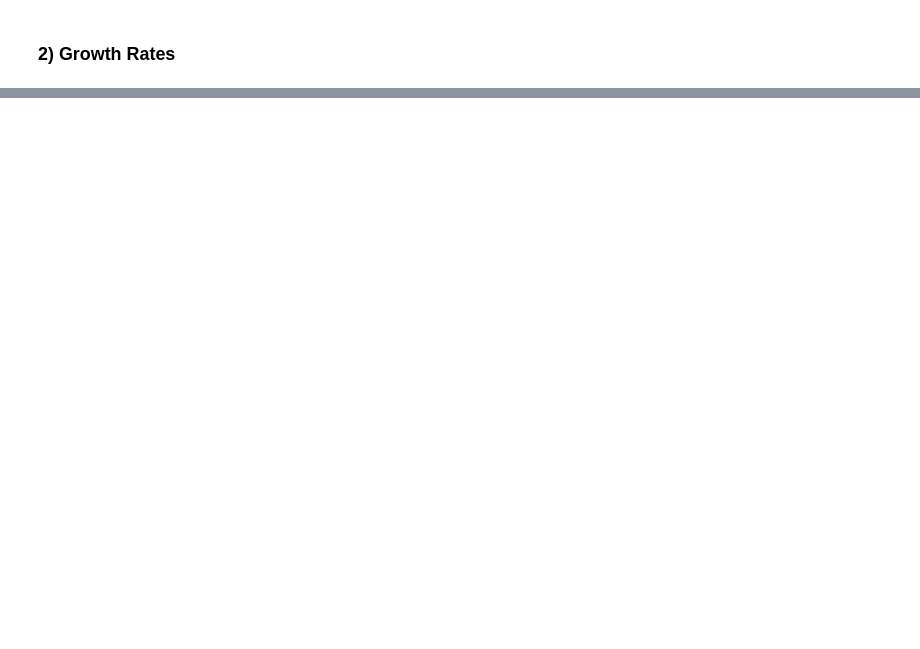
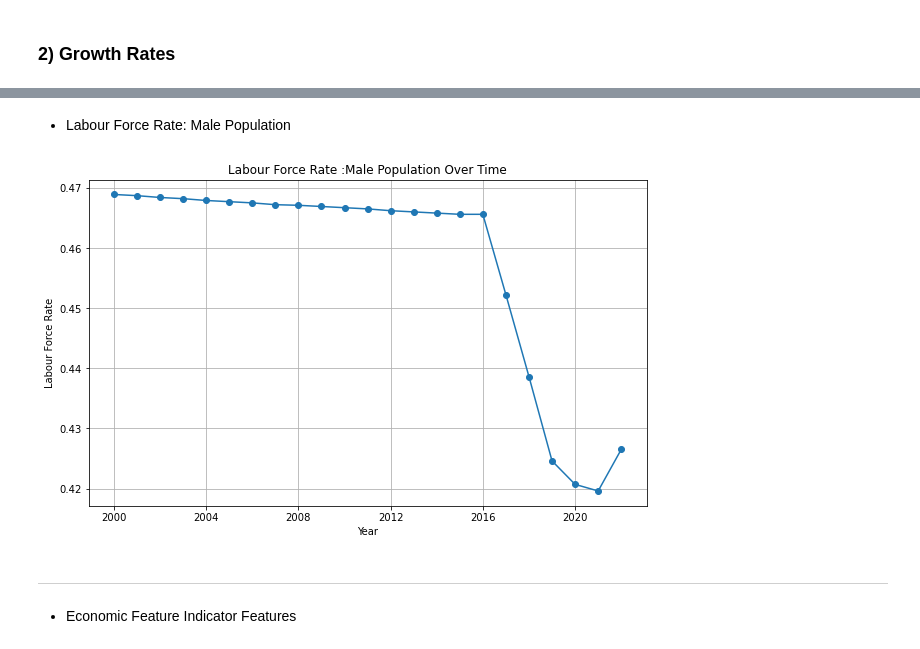
Before and after one commit to Edna722/Omdena-Machakos-Unemployment, a Jupyter notebook: Final_Pre_Processed_Data_(EDA)_Norman.ipynb, the cells around one changed output, grey strips where cells are left out. Cells and saved outputs as stored; diff of their text form; code cells hidden in the pictures; blank space fills up the shorter version.

```diff
--- a/Final_Pre_Processed_Data_(EDA)_Norman.ipynb
+++ b/Final_Pre_Processed_Data_(EDA)_Norman.ipynb
@@ -560,0 +585,25 @@ df['Log_Nominal_GDP'] = np.log(df['Nominal GDP prices (Ksh Million)'])
+# %% [markdown]
+* Labour Force Rate: Male Population
+# %%
+# Create a figure and axis for the plot
+plt.figure(figsize=(10, 6))
+
+# Plot 'Urban_Population_Ratio' over time
+plt.plot(df['Year'], df['Labor_Force_Participation_Ratio_Male'], marker='o', linestyle='-')
+
+# Set labels and title
+plt.xlabel('Year')
+plt.ylabel('Labour Force Rate')
+plt.title('Labour Force Rate :Male Population Over Time')
+
+# Enable grid lines
+plt.grid(True)
+
+# Show the plot
+plt.show()
+# %% [output]
+[figure, added]
+# %% [markdown]
+---
+# %% [markdown]
+*  Economic Feature Indicator Features
```
Also changed, not shown: parts of 41 cells of this notebook.
